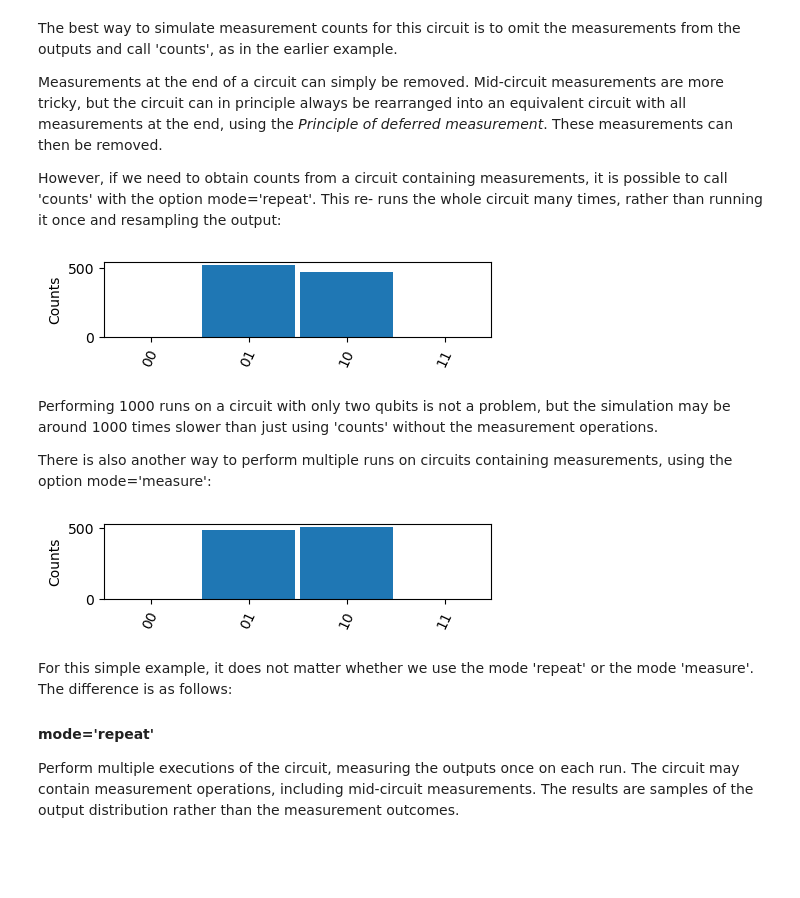
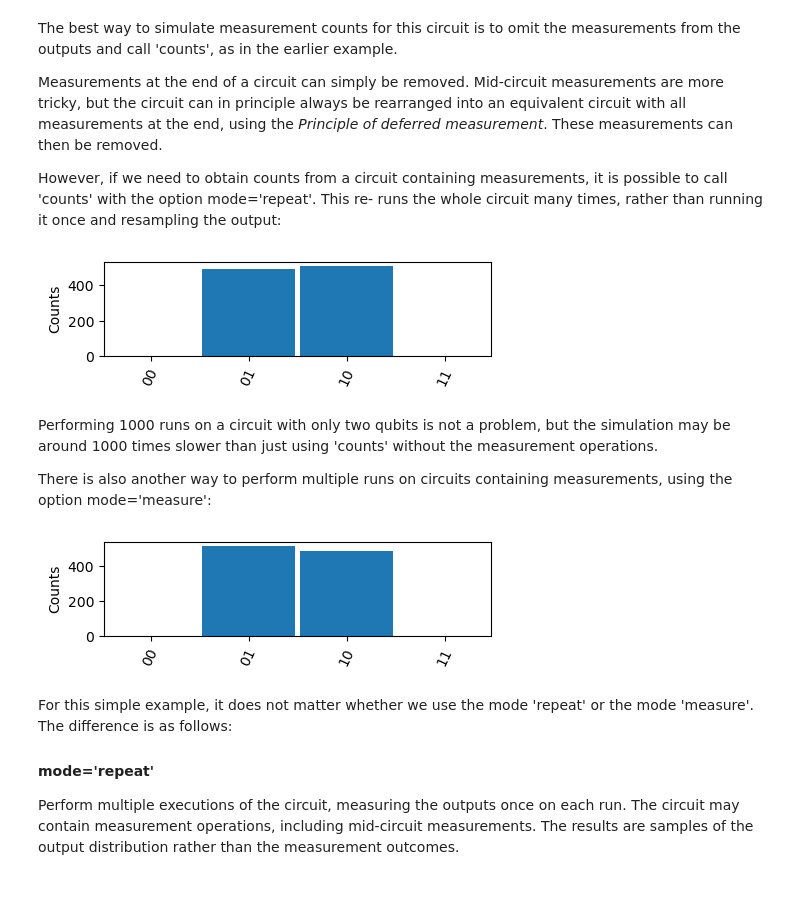
Before and after one commit to jbrumf/tinyqsim, a Jupyter notebook: examples/example_1_tutorial.ipynb, the cells around one changed output. Drawn from its saved outputs; the diff is of its cells as text; code cells hidden in the pictures; blank space fills up the shorter version.

```diff
--- a/examples/example_1_tutorial.ipynb
+++ b/examples/example_1_tutorial.ipynb
@@ -196,13 +208,13 @@ runs the whole circuit many times, rather than running it once and resampling th
 # %%
 qc = QCircuit(2)
 qc.x(1)
 qc.h(0)
 qc.cx(0, 1)
 qc.measure(0, 1)
 
-qc.plot_counts(mode='repeat', runs=1000, height=0.6)
+qc.plot_counts(mode='repeat', runs=1000, height=0.75)
 # %% [output]
-[figure, old version]
+[figure, new version]
 # %% [markdown]
 Performing 1000 runs on a circuit with only two qubits is not a problem, but the simulation may be around 1000 times slower than just using 'counts' without the measurement operations.
 
@@ -214,9 +226,9 @@ qc.h(0)
 qc.cx(0, 1)
 qc.measure(0, 1)
 
-qc.plot_counts(mode='measure', runs=1000, height=0.6)
+qc.plot_counts(mode='measure', runs=1000, height=0.75)
 # %% [output]
-[figure, old version]
+[figure, new version]
 # %% [markdown]
 For this simple example, it does not matter whether we use the mode 'repeat' or the mode 'measure'. The difference is as follows:
 
```
Also changed, not shown: parts of 45 cells of this notebook, 10 other files.
